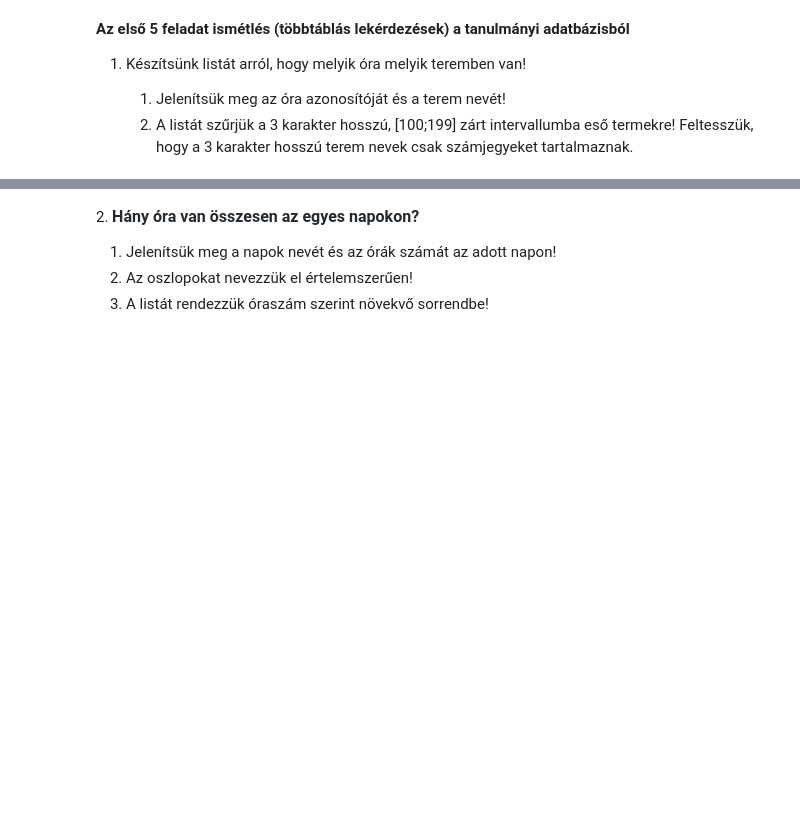
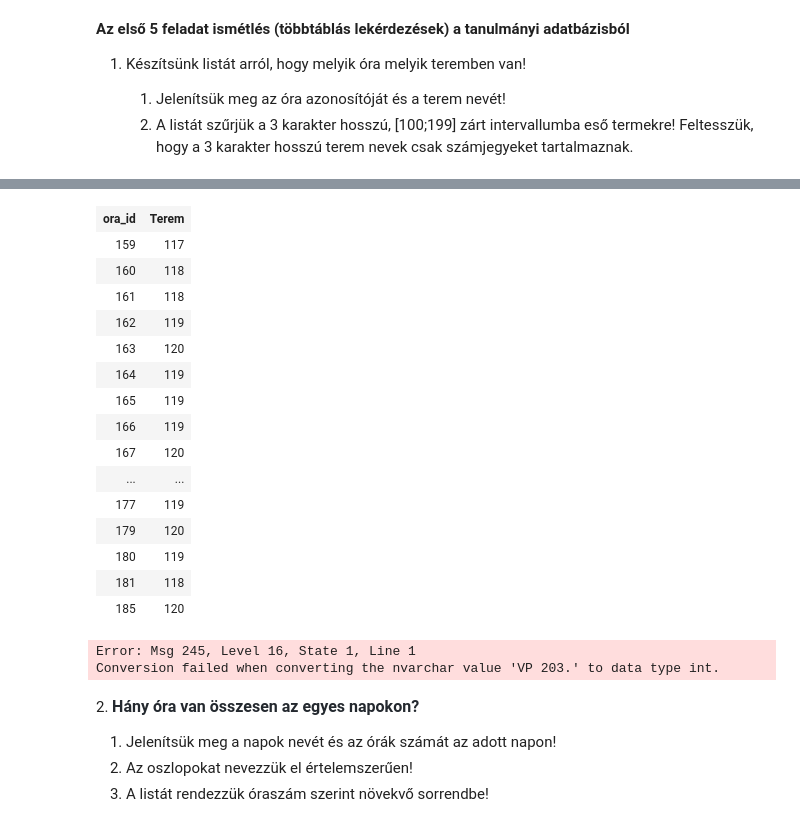
Before and after one commit to majavalami/AdatbG01, a Jupyter notebook: gyakorlat03_feladatok.ipynb, the cells around one changed output, grey strips where cells are left out. Cells and saved outputs as stored; diff of their text form; code cells hidden in the pictures; blank space fills up the shorter version.

```diff
--- a/gyakorlat03_feladatok.ipynb
+++ b/gyakorlat03_feladatok.ipynb
@@ -5,3 +5,9 @@
 
     1. Jelenítsük meg az óra azonosítóját és a terem nevét!
     2. A listát szűrjük a 3 karakter hosszú, \[100;199\] zárt intervallumba eső termekre! Feltesszük, hogy a 3 karakter hosszú terem nevek csak számjegyeket tartalmaznak.
+# %%
+SELECT o.ora_id,
+       t.Terem
+FROM Orak o JOIN Termek t ON o.terem = t.Tkód
+WHERE 100 <= t.Terem AND t.Terem <= 199
+# %% [output]
@@ -8,3 +15,21 @@
+| ora_id | Terem |
+| 159 | 117 |
+| 160 | 118 |
+| 161 | 118 |
+| 162 | 119 |
+| 163 | 120 |
+| 164 | 119 |
+| 165 | 119 |
+| 166 | 119 |
+| 167 | 120 |
+| ... | ... |
+| 177 | 119 |
+| 179 | 120 |
+| 180 | 119 |
+| 181 | 118 |
+| 185 | 120 |
+Error: Msg 245, Level 16, State 1, Line 1
+Conversion failed when converting the nvarchar value 'VP 203.' to data type int.
 # %% [markdown]
 2. <span style="font-weight: 600; color: rgb(36, 41, 47); font-family: -apple-system, BlinkMacSystemFont, &quot;Segoe UI&quot;, Helvetica, Arial, sans-serif, &quot;Apple Color Emoji&quot;, &quot;Segoe UI Emoji&quot;; font-size: 16px;">Hány óra van összesen az egyes napokon?</span>
 
```
Also changed, not shown: parts of 2 cells of this notebook.
